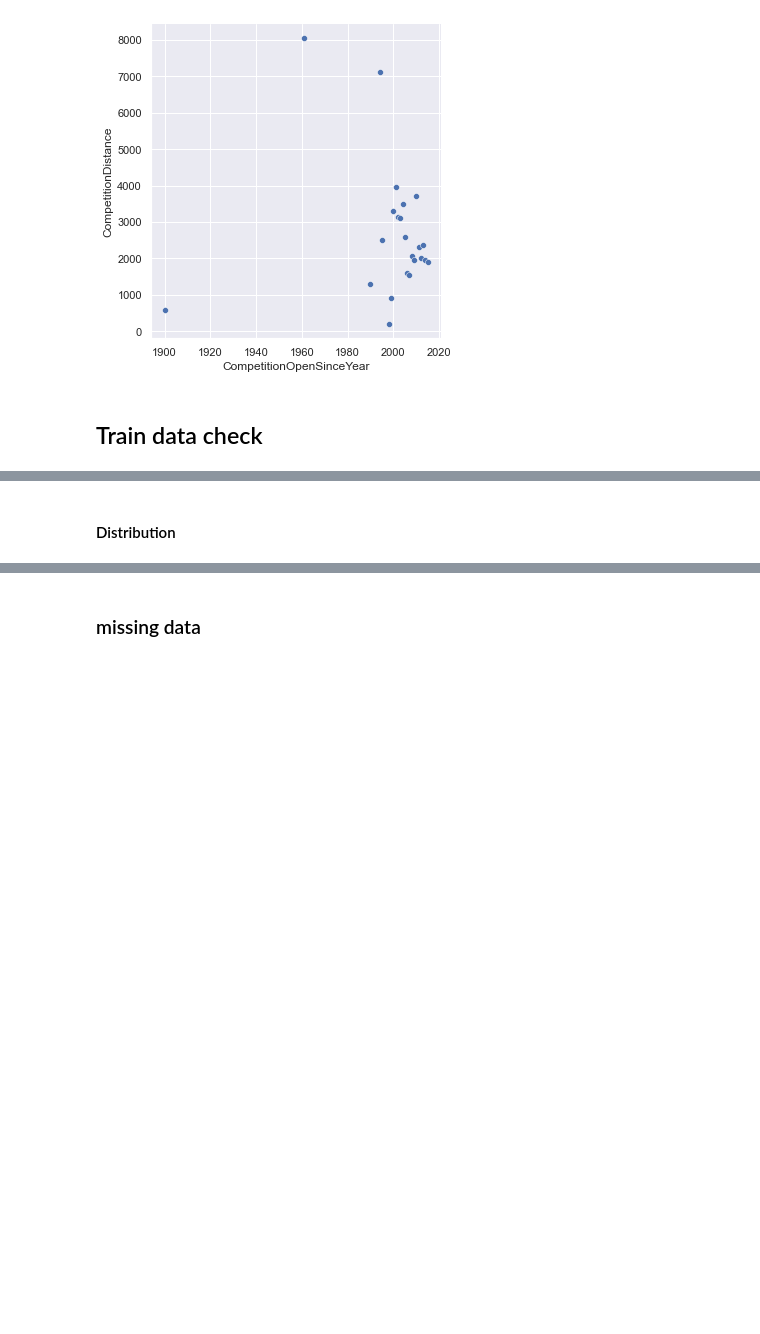
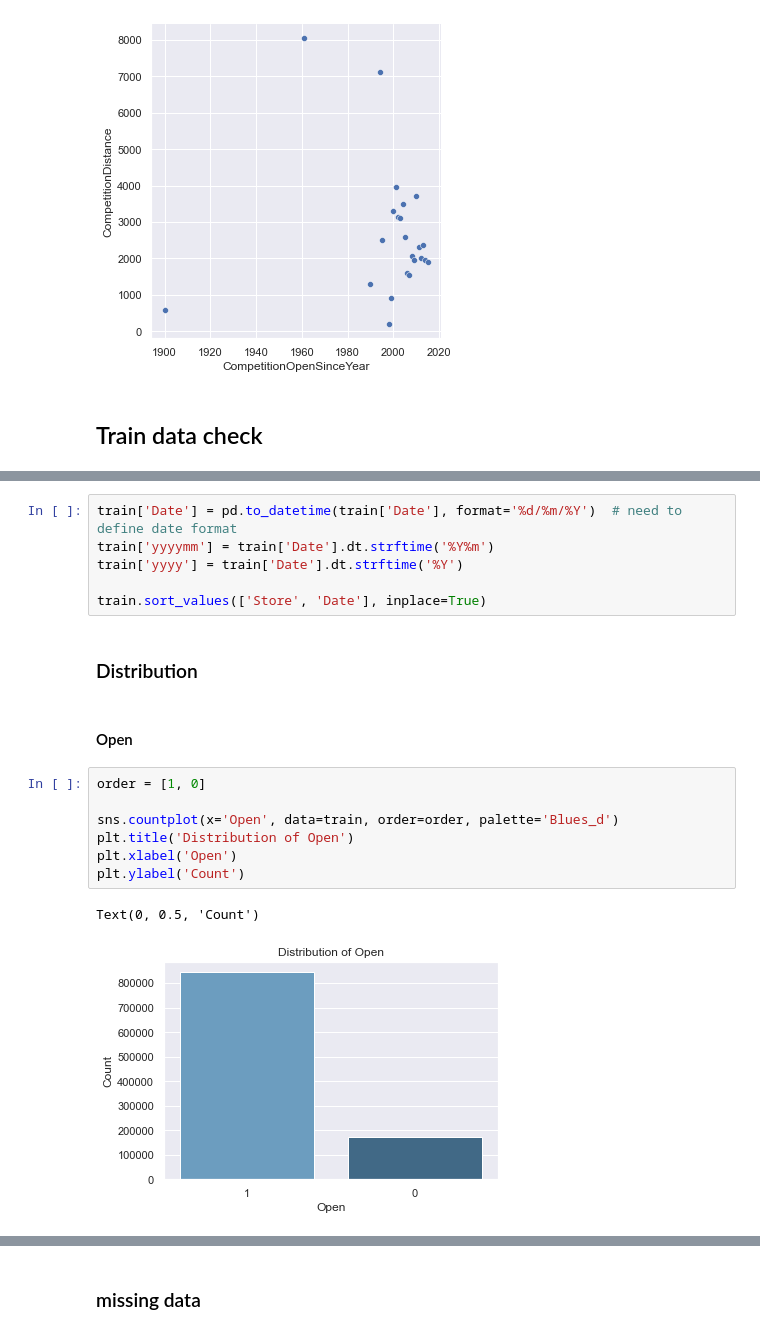
Before and after one commit to CYCCCCC/store_sales_prediction, a Jupyter notebook: store_sales.ipynb, the cells around one changed output, grey strips where cells are left out. Drawn from its saved outputs; the diff is of its cells as text; blank space fills up the shorter version.

```diff
--- a/store_sales.ipynb
+++ b/store_sales.ipynb
@@ -314,2 +331,20 @@ memory usage: 69.8+ MB
+# %%
+train['Date'] = pd.to_datetime(train['Date'], format='%d/%m/%Y')  # need to define date format
+train['yyyymm'] = train['Date'].dt.strftime('%Y%m')
+train['yyyy'] = train['Date'].dt.strftime('%Y')
+
+train.sort_values(['Store', 'Date'], inplace=True)
 # %% [markdown]
-#### Distribution
+### Distribution
+# %% [markdown]
+#### Open
+# %%
+order = [1, 0]
+
+sns.countplot(x='Open', data=train, order=order, palette='Blues_d')
+plt.title('Distribution of Open')
+plt.xlabel('Open')
+plt.ylabel('Count')
+# %% [output]
+Text(0, 0.5, 'Count')
+[figure, added]
```
Also changed, not shown: parts of 43 cells of this notebook.
